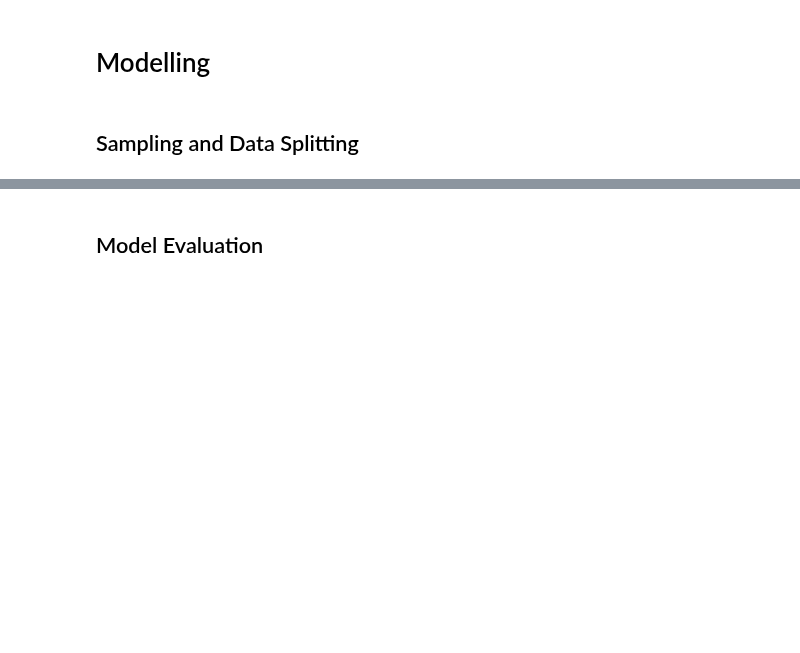
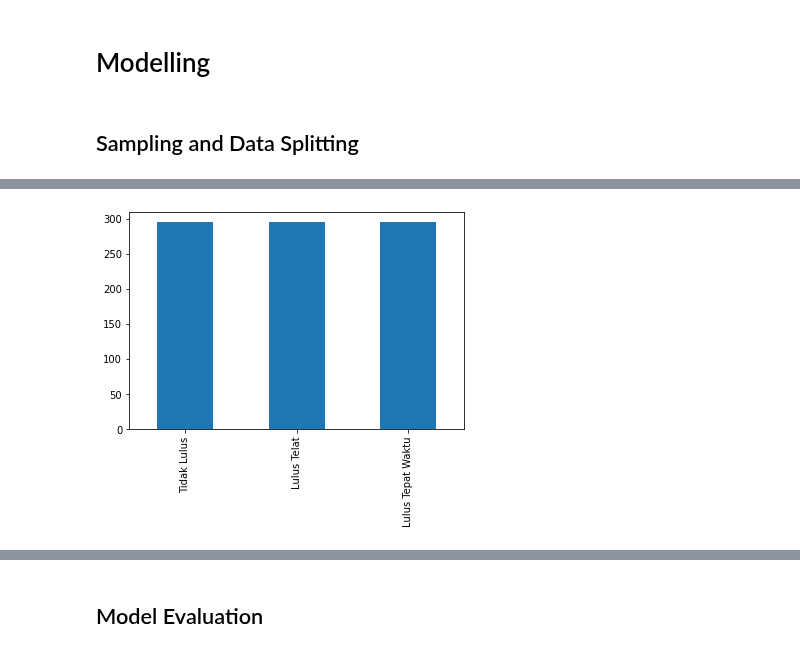
Before and after one commit to FelixFern/ISFEST-ODE, a Jupyter notebook: Modelling.ipynb, the cells around one changed output, grey strips where cells are left out. Cells and saved outputs as stored; diff of their text form; code cells hidden in the pictures; blank space fills up the shorter version.

```diff
--- a/Modelling.ipynb
+++ b/Modelling.ipynb
@@ -131,0 +148,14 @@ X_train, X_val, y_train, y_val = train_test_split(X_rus, y_rus, test_size=0.25,
+# %%
+ros = RandomOverSampler(sampling_strategy='all')
+rus = RandomUnderSampler(sampling_strategy={'Tidak Lulus' : 295, 'Lulus Telat' : 295, 'Lulus Tepat Waktu' : 295})
+
+X_ros, y_ros = ros.fit_resample(X, y)
+X_rus, y_rus = rus.fit_resample(X_ros, y_ros)
+
+y_rus.value_counts().plot(kind="bar")
+
+# split dataset
+
+X_train, X_val, y_train, y_val = train_test_split(X_rus, y_rus, test_size=0.25, shuffle=True, random_state=42)
+# %% [output]
+[figure, added]
```
Also changed, not shown: parts of 11 cells of this notebook, 2 other files.
